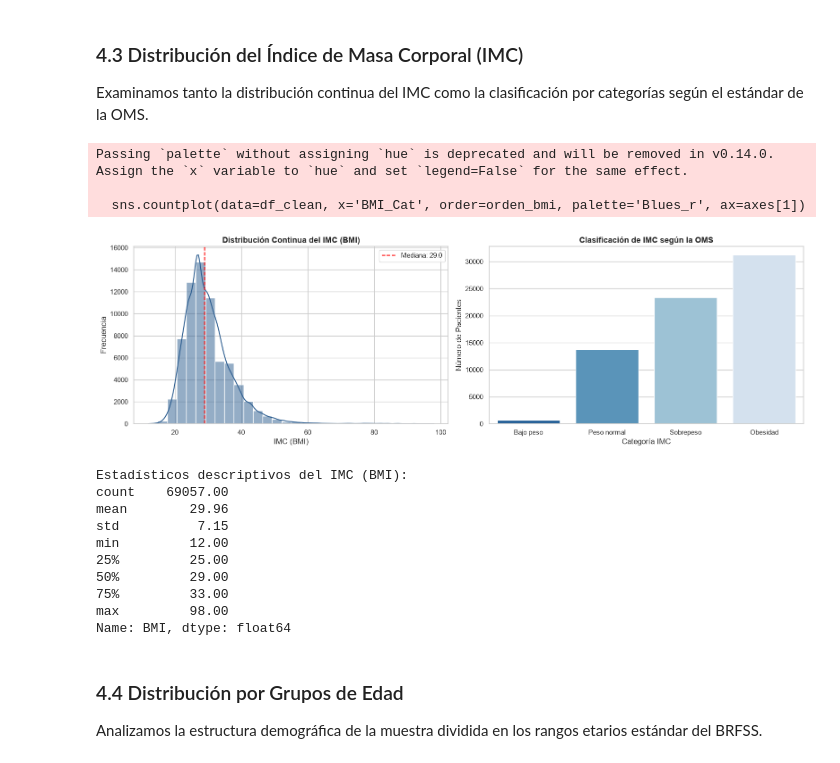
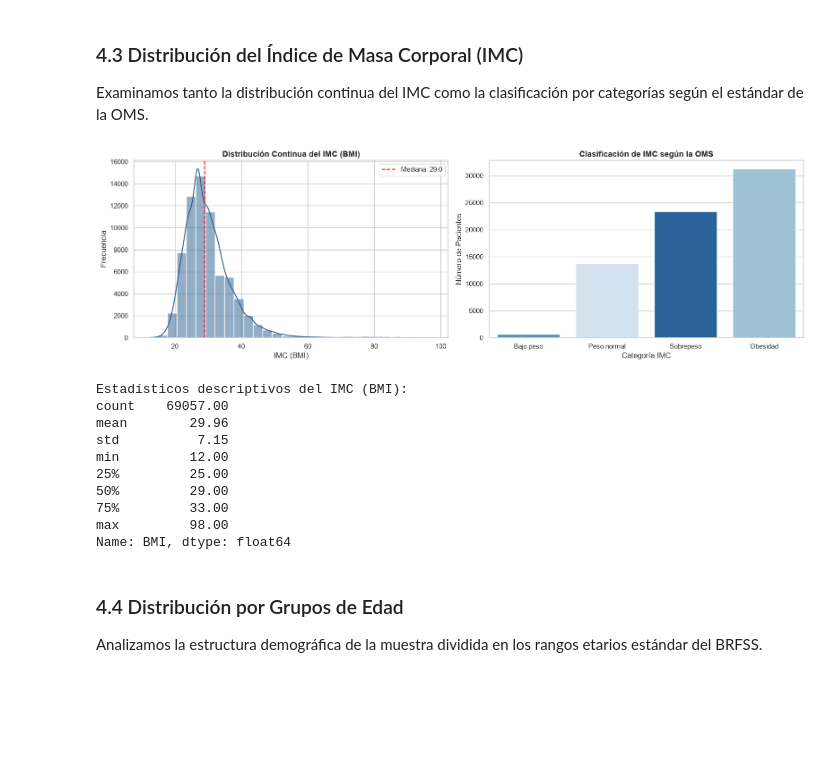
Before and after one commit to PDguezPgr/proyecto-eda-diabetes, a Jupyter notebook: eda_diabetes.ipynb, the cells around one changed output. Drawn from its saved outputs; the diff is of its cells as text; code cells hidden in the pictures; blank space fills up the shorter version.

```diff
--- a/eda_diabetes.ipynb
+++ b/eda_diabetes.ipynb
@@ -324,42 +321,39 @@ Examinamos tanto la distribución continua del IMC como la clasificación por ca
 # %%
 fig, axes = plt.subplots(1, 2, figsize=(16, 5))
 
 # 1. Histograma + KDE del IMC continuo
 sns.histplot(data=df_clean, x='BMI', bins=30, kde=True, color='#2b5c8f', ax=axes[0])
 axes[0].set_title('Distribución Continua del IMC (BMI)', fontsize=13, fontweight='bold')
 axes[0].set_xlabel('IMC (BMI)')
 axes[0].set_ylabel('Frecuencia')
 axes[0].axvline(df_clean['BMI'].median(), color='red', linestyle='--', label=f'Mediana: {df_clean["BMI"].median():.1f}')
 axes[0].legend()
 
 # 2. Conteo por Categorías de la OMS
 orden_bmi = ['Bajo peso', 'Peso normal', 'Sobrepeso', 'Obesidad']
-sns.countplot(data=df_clean, x='BMI_Cat', order=orden_bmi, palette='Blues_r', ax=axes[1])
+sns.countplot(data=df_clean, x='BMI_Cat', hue='BMI_Cat', order=orden_bmi, palette='Blues_r', legend=False, ax=axes[1])
 axes[1].set_title('Clasificación de IMC según la OMS', fontsize=13, fontweight='bold')
 axes[1].set_xlabel('Categoría IMC')
 axes[1].set_ylabel('Número de Pacientes')
 
 plt.tight_layout()
 plt.show()
 
 # Estadísticos descriptivos del IMC
 print("Estadísticos descriptivos del IMC (BMI):")
 print(df_clean['BMI'].describe().round(2))
 # %% [output]
+[figure, new version]
-Passing `palette` without assigning `hue` is deprecated and will be removed in v0.14.0. Assign the `x` variable to `hue` and set `legend=False` for the same effect.
-
-  sns.countplot(data=df_clean, x='BMI_Cat', order=orden_bmi, palette='Blues_r', ax=axes[1])
+Estadísticos descriptivos del IMC (BMI):
+count    69057.00
+mean        29.96
+std          7.15
+min         12.00
+25%         25.00
+50%         29.00
+75%         33.00
+max         98.00
+Name: BMI, dtype: float64
-[figure, old version]
-Estadísticos descriptivos del IMC (BMI):
-count    69057.00
-mean        29.96
-std          7.15
-min         12.00
-25%         25.00
-50%         29.00
-75%         33.00
-max         98.00
-Name: BMI, dtype: float64
 # %% [markdown]
 ### 4.4 Distribución por Grupos de Edad
 Analizamos la estructura demográfica de la muestra dividida en los rangos etarios estándar del BRFSS.
```
Also changed, not shown: parts of 16 cells of this notebook.
